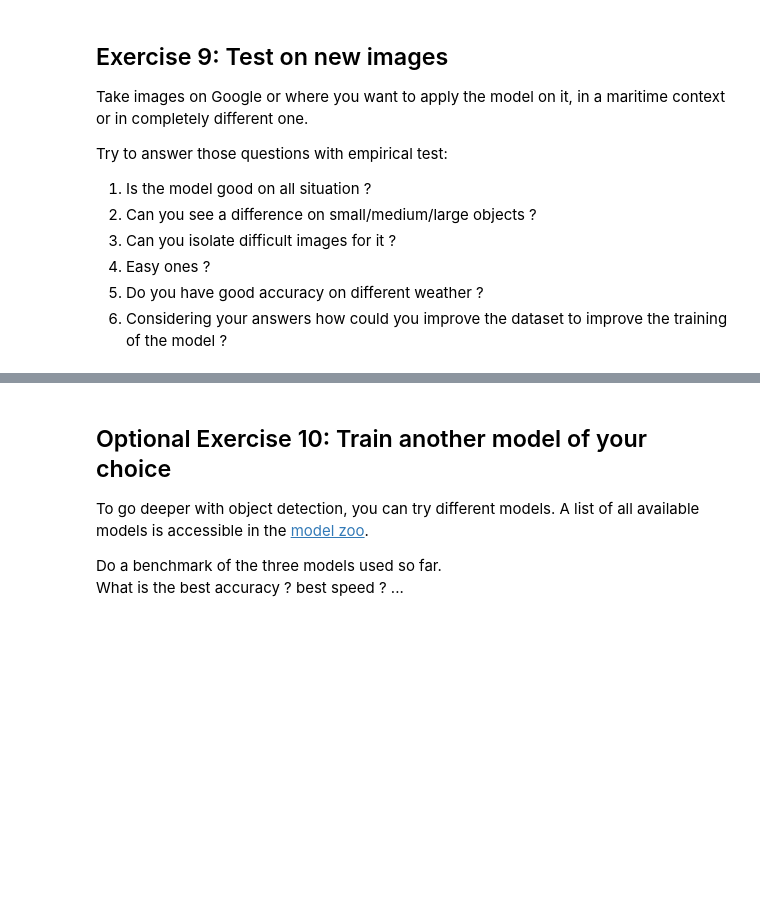
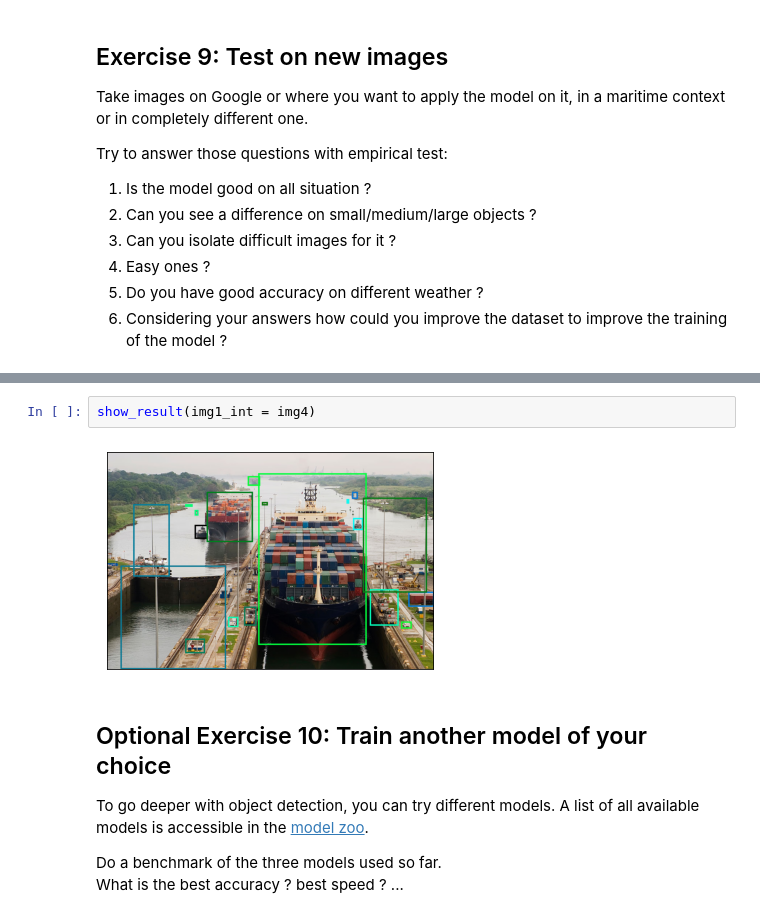
Before and after one commit to AyonRRahman/Deep_learning, a Jupyter notebook: TP_Object_Detectionv3.ipynb, the cells around one changed output, grey strips where cells are left out. Saved outputs shown, nothing was run; the diff lists cells and outputs as text; blank space fills up the shorter version.

```diff
--- a/TP_Object_Detectionv3.ipynb
+++ b/TP_Object_Detectionv3.ipynb
@@ -1256,3 +1143,7 @@ Try to answer those questions with empirical test:
+# %%
+show_result(img1_int = img4)
+# %% [output]
+[figure, added]
 # %% [markdown]
 ## Optional Exercise 10: Train another model of your choice
 
```
Also changed, not shown: parts of 15 cells of this notebook.
